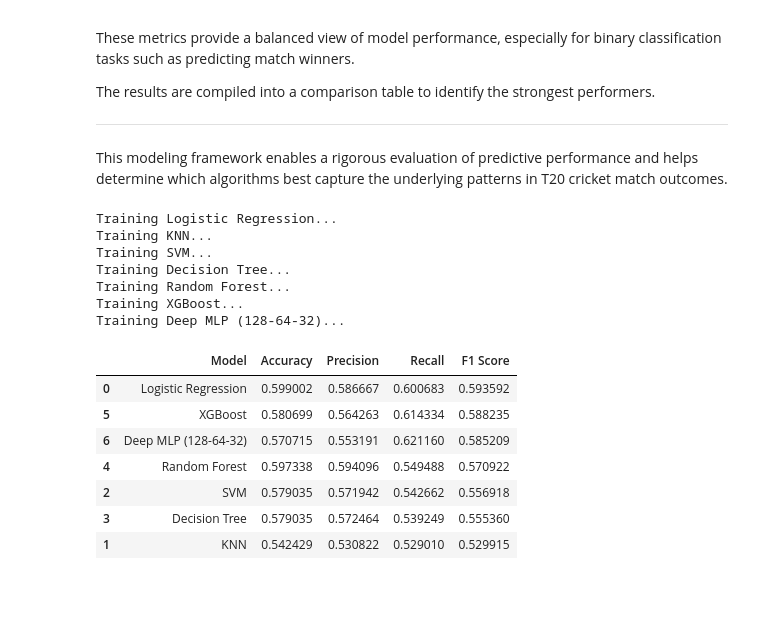
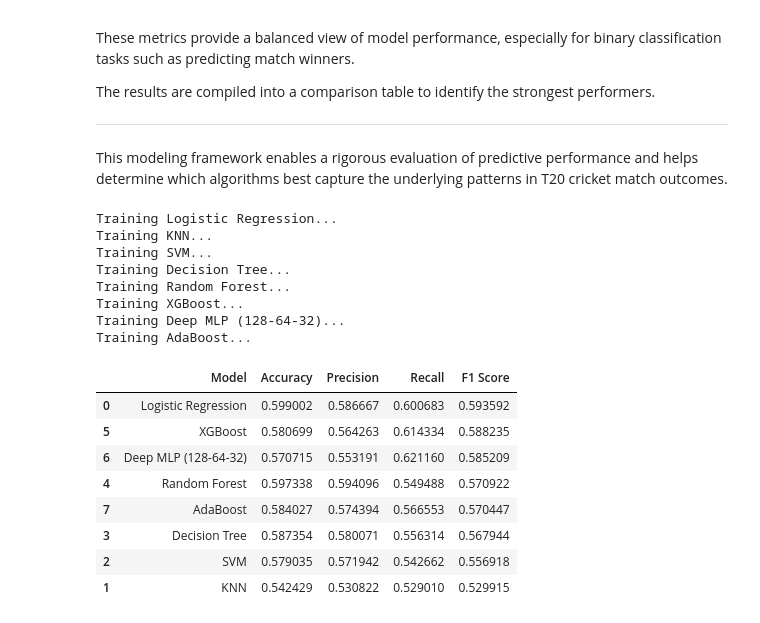
Before and after one commit to jaymish/T20-Cricket-Match-Outcome-Prediction, a Jupyter notebook: t20_prediction.ipynb, the cells around one changed output. Drawn from its saved outputs; the diff is of its cells as text; code cells hidden in the pictures; blank space fills up the shorter version.

```diff
--- a/t20_prediction_after_checkpoint_3.ipynb
+++ b/t20_prediction.ipynb
@@ -912,6 +912,7 @@ from sklearn.svm import SVC
 from sklearn.tree import DecisionTreeClassifier
 from sklearn.ensemble import RandomForestClassifier
 from sklearn.neural_network import MLPClassifier
+from sklearn.ensemble import AdaBoostClassifier
 from sklearn.metrics import accuracy_score, precision_score, recall_score, f1_score, confusion_matrix
 import xgboost as xgb
 import pandas as pd
@@ -952,6 +953,11 @@ models = {
         learning_rate_init=0.001,
         max_iter=500,
         random_state=42
+    ),
+    "AdaBoost": AdaBoostClassifier(
+        estimator=DecisionTreeClassifier(max_depth=1),
+        n_estimators=200,
+        learning_rate=0.1
     )
 }
 
@@ -963,40 +969,37 @@ results = []
 
 for name, model in models.items():
     print(f"Training {name}...")
-    # XGBoost requires numpy arrays instead of DataFrames
-    # if name == "XGBoost":
-    #     model.fit(X_train.values, y_train.values)
-    #     y_pred = model.predict(X_test.values)
-    # else:
     model.fit(X_train, y_train)
     y_pred = model.predict(X_test)
 
     acc = accuracy_score(y_test, y_pred)
     prec = precision_score(y_test, y_pred)
     rec = recall_score(y_test, y_pred)
     f1 = f1_score(y_test, y_pred)
 
     results.append([name, acc, prec, rec, f1])
 
 # -----------------------------------------
 # 3. Results Table
 # -----------------------------------------
 
 results_df = pd.DataFrame(results, columns=["Model", "Accuracy", "Precision", "Recall", "F1 Score"])
 results_df.sort_values(by="F1 Score", ascending=False)
 # %% [output]
 Training Logistic Regression...
 Training KNN...
 Training SVM...
 Training Decision Tree...
 Training Random Forest...
 Training XGBoost...
 Training Deep MLP (128-64-32)...
+Training AdaBoost...
 |  | Model | Accuracy | Precision | Recall | F1 Score |
 | 0 | Logistic Regression | 0.599002 | 0.586667 | 0.600683 | 0.593592 |
 | 5 | XGBoost | 0.580699 | 0.564263 | 0.614334 | 0.588235 |
 | 6 | Deep MLP (128-64-32) | 0.570715 | 0.553191 | 0.621160 | 0.585209 |
 | 4 | Random Forest | 0.597338 | 0.594096 | 0.549488 | 0.570922 |
+| 7 | AdaBoost | 0.584027 | 0.574394 | 0.566553 | 0.570447 |
+| 3 | Decision Tree | 0.587354 | 0.580071 | 0.556314 | 0.567944 |
 | 2 | SVM | 0.579035 | 0.571942 | 0.542662 | 0.556918 |
-| 3 | Decision Tree | 0.579035 | 0.572464 | 0.539249 | 0.555360 |
 | 1 | KNN | 0.542429 | 0.530822 | 0.529010 | 0.529915 |
```
Also changed, not shown: parts of 1 cell of this notebook.
